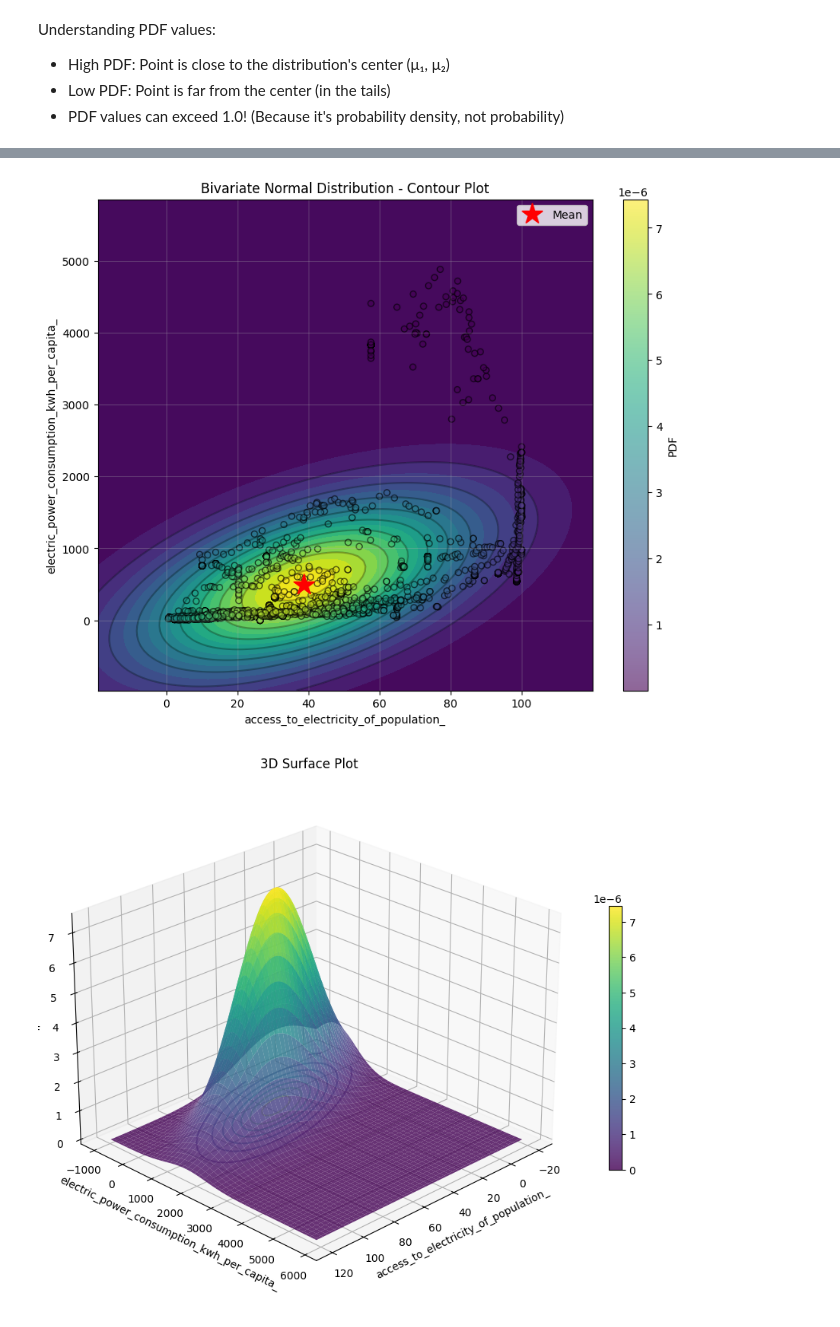
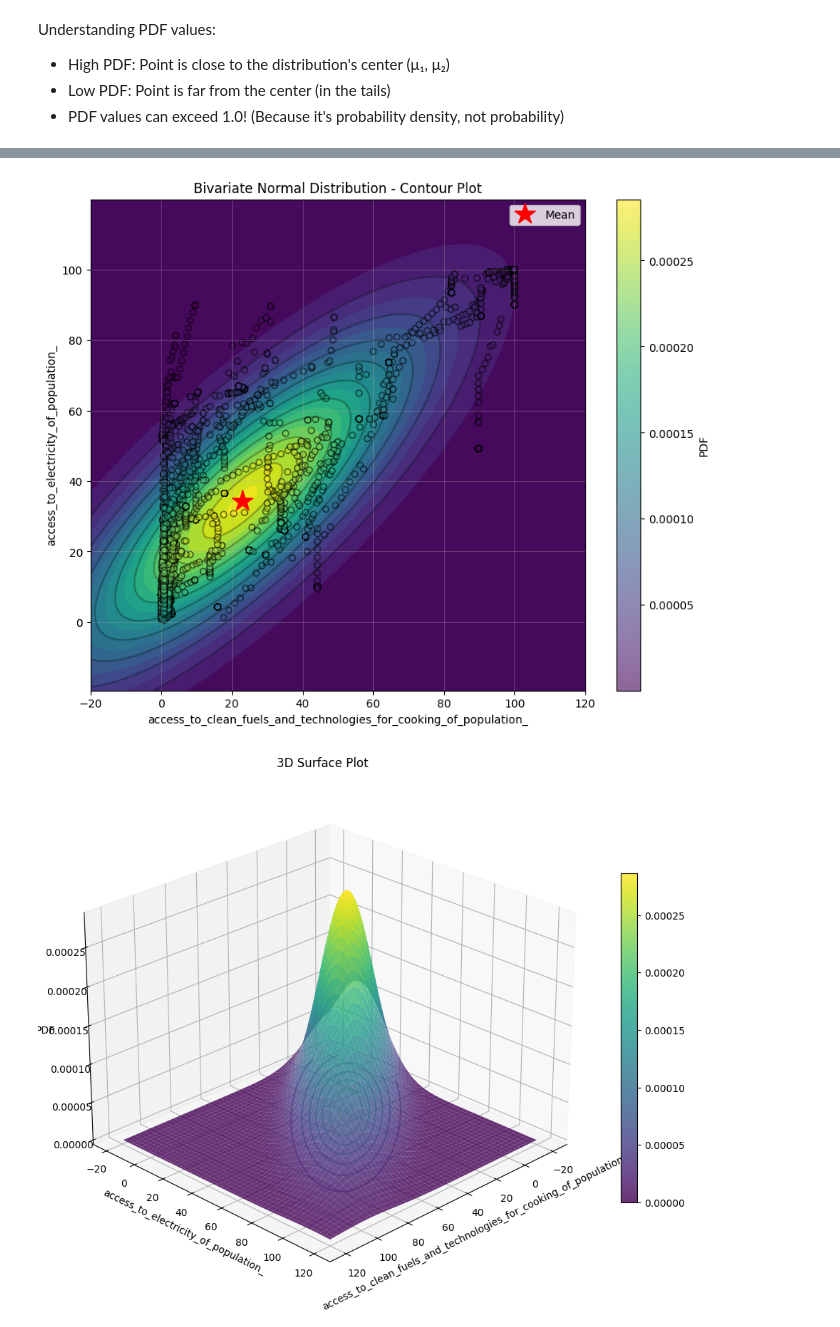
Before and after one commit to noel-odero/Formative3, a Jupyter notebook: Part1_Bivariate_Normal_Distribution_African_Energy.ipynb, the cells around one changed output, grey strips where cells are left out. Saved outputs shown, nothing was run; the diff lists cells and outputs as text; code cells hidden in the pictures.

Commit message:
Calculate partial correlation to get two variables with the greatest correlation

```diff
--- a/Part1_Bivariate_Normal_Distribution_African_Energy.ipynb
+++ b/Part1_Bivariate_Normal_Distribution_African_Energy.ipynb
@@ -58,7 +76,7 @@ memory usage: 137.2+ KB
 # %%
 # data cleaning
-col_x = 'access_to_electricity_of_population_'
-col_y = 'electric_power_consumption_kwh_per_capita_'
+col_x = 'access_to_clean_fuels_and_technologies_for_cooking_of_population_'
+col_y = 'access_to_electricity_of_population_'
 
 data = df[[col_x, col_y]].dropna()
 x = data[col_x].values
@@ -100,10 +117,11 @@ print(mu2)
 # %%
 # Standard deviation(stdx, stdy)
-# use ddof=1 to give sample standard deviation (divides by n-1)
 
-sigma1 = np.std(x, ddof=1)
-sigma2 = np.std(y, ddof=1)
+sigma1 = np.std(x)
+sigma2 = np.std(y)
 covariance = np.mean((x - mu1) * (y - mu2))
 rho = covariance / (sigma1 * sigma2)
+
+print(sigma1, sigma2)
 print(rho)
 # %% [output]
@@ -119,34 +138,3 @@ Understanding ρ (rho):
 *   0.7 ≤ |ρ| ≤ 1: Strong correlation
 *   ρ > 0: Positive correlation (both increase together)
 *   ρ < 0: Negative correlation (one increases, other decreases)
-# %%
-# Implementing the Bivariate Normal PDF
-
-
-# Normalization Constant
-normalization = 1.0 / ( 2 * np.pi * sigma1 * sigma2 * np.sqrt(1 - rho**2))
-
-print("\nNormalization:")
-print(normalization)
-
-# Standardiza variables
-x_norm = (x - mu1) / sigma1
-y_norm = (y - mu2) / sigma2
-
-print("\nNormalized x")
-print(x_norm)
-print("\n Normalized y")
-print(y_norm)
-
-#Calculate the quadratic form
-z = (x_norm**2 - 2*rho*x_norm*y_norm + y_norm**2) / (1 - rho**2)
-
-print("\nZ")
-print(z)
-
-# Calculate the PDF
-
-pdf = normalization * np.exp(-0.5 * z)
-
-print("\nPDF")
-print(pdf)
@@ -246,26 +218,26 @@ plt.legend()
 plt.grid(True, alpha=0.3)
 plt.show()
 # %% [output]
-[figure, old version]
+[figure, new version]
 # %%
-fig = plt.figure(figsize=(12, 9))
+fig = plt.figure(figsize=(12, 12))
 ax = fig.add_subplot(111, projection='3d')
 
 # Create surface
 surf = ax.plot_surface(X_grid, Y_grid, Z_grid,
                        cmap='viridis', alpha=0.8)
 
 # Add projection on bottom
 ax.contour(X_grid, Y_grid, Z_grid, zdir='z',
            offset=0, cmap='viridis', alpha=0.5)
 
 ax.set_xlabel(col_x)
 ax.set_ylabel(col_y)
 ax.set_zlabel('PDF')
 ax.set_title('3D Surface Plot')
 ax.view_init(elev=25, azim=45)  # Adjust viewing angle
 
 plt.colorbar(surf, shrink=0.5)
 plt.show()
 # %% [output]
-[figure, old version]
+[figure, new version]
```
Also changed, not shown: parts of 7 cells of this notebook.
